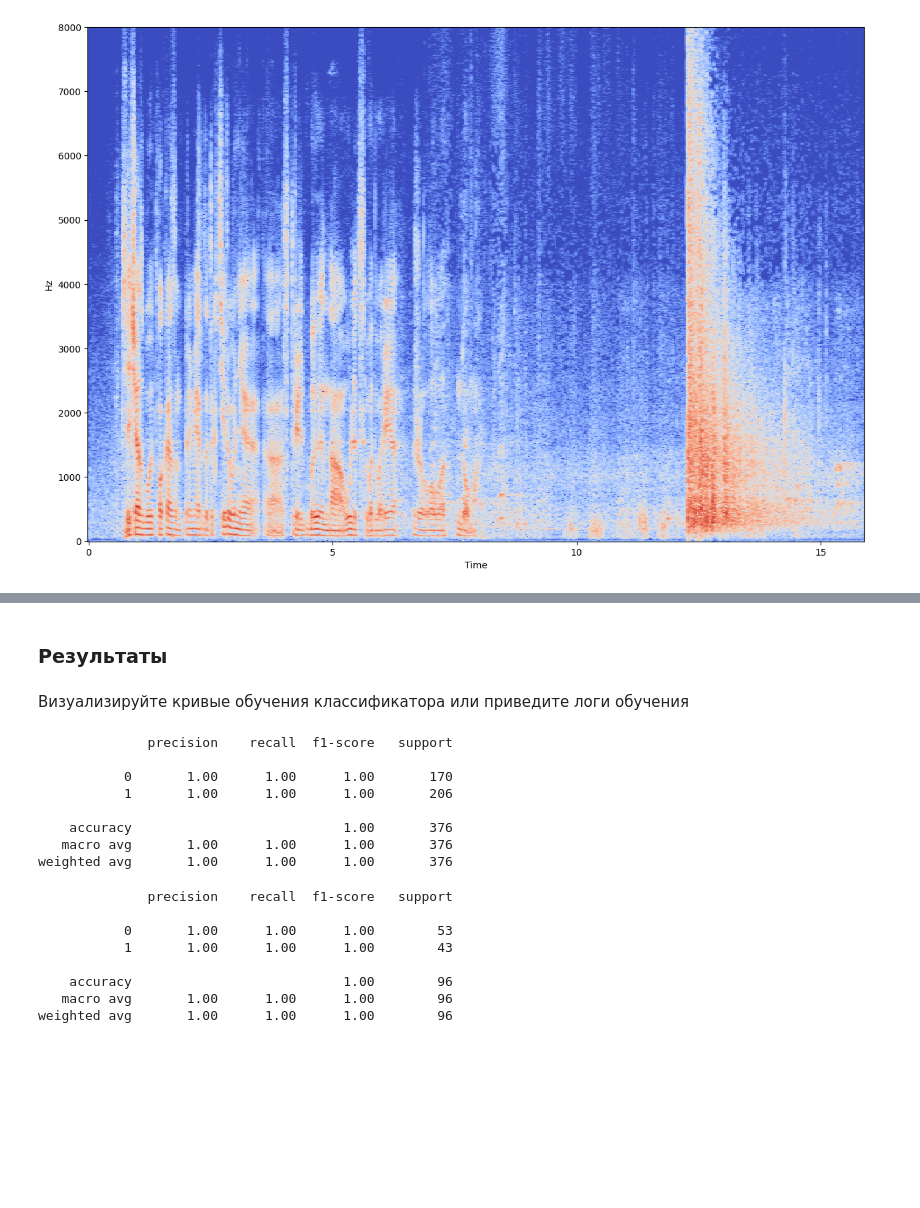
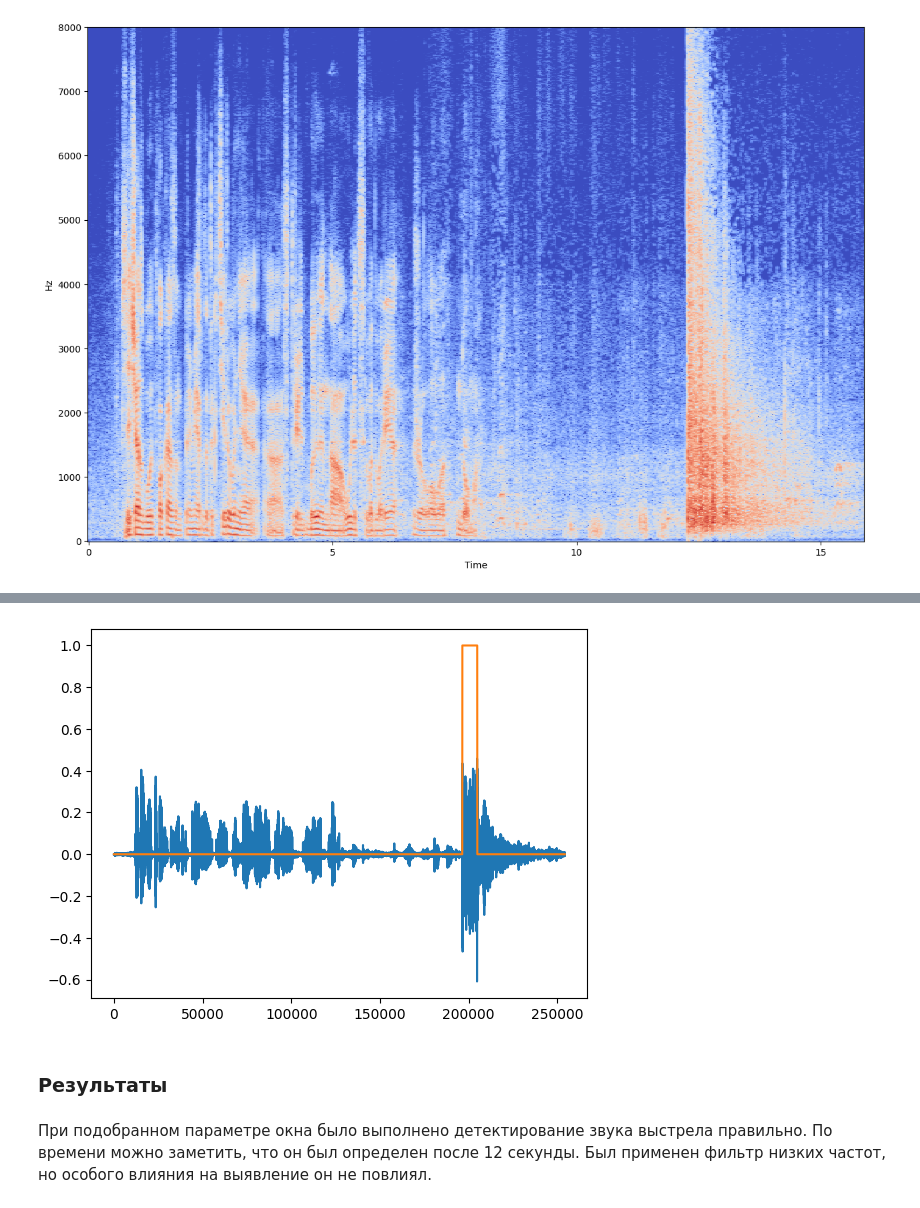
Before and after one commit to Geloger37/AcousticEventAnalysis, a Jupyter notebook: 2/lab2.ipynb, the cells around one changed output, grey strips where cells are left out. Cells and saved outputs as stored; diff of their text form; code cells hidden in the pictures; blank space fills up the shorter version.

```diff
--- a/2/lab2.ipynb
+++ b/2/lab2.ipynb
@@ -198,28 +99,10 @@ x_test_reduce = reducer.transform(x_test)
+# %%
+plt.plot(filtered_signal)
+plt.plot(result_filtered)
+plt.show()
+# %% [output]
+[figure, added]
 # %% [markdown]
 ### Результаты
-# %% [markdown]
-Визуализируйте кривые обучения классификатора или приведите логи обучения
-# %%
-clf = sklearn.svm.SVC(class_weight='balanced')
-clf.fit(x_train_reduce, y_train)
-print(sklearn.metrics.classification_report(y_train, clf.predict(x_train_reduce)))
-# %% [output]
-              precision    recall  f1-score   support
-
-           0       1.00      1.00      1.00       170
-           1       1.00      1.00      1.00       206
-
-    accuracy                           1.00       376
-   macro avg       1.00      1.00      1.00       376
-weighted avg       1.00      1.00      1.00       376
-# %%
-print(sklearn.metrics.classification_report(y_test, clf.predict(x_test_reduce)))
-# %% [output]
-              precision    recall  f1-score   support
-
-           0       1.00      1.00      1.00        53
-           1       1.00      1.00      1.00        43
-
-    accuracy                           1.00        96
-   macro avg       1.00      1.00      1.00        96
-weighted avg       1.00      1.00      1.00        96
+# %% [markdown]
+При подобранном параметре окна было выполнено детектирование звука выстрела правильно. По времени можно заметить, что он был определен после 12 секунды. Был применен фильтр низких частот, но особого влияния на выявление он не повлиял.
```
Also changed, not shown: parts of 22 cells of this notebook.
